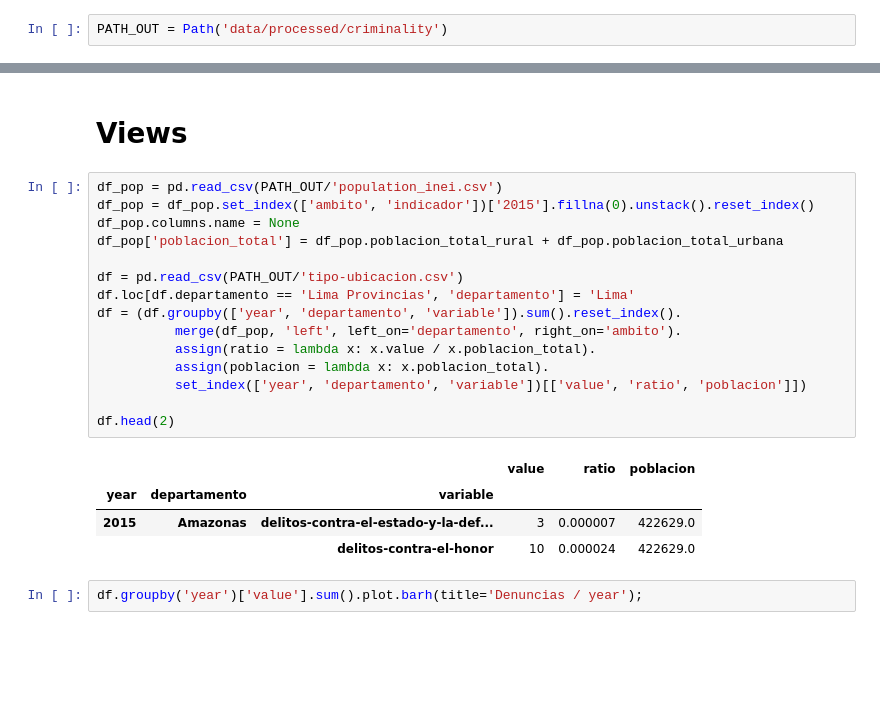
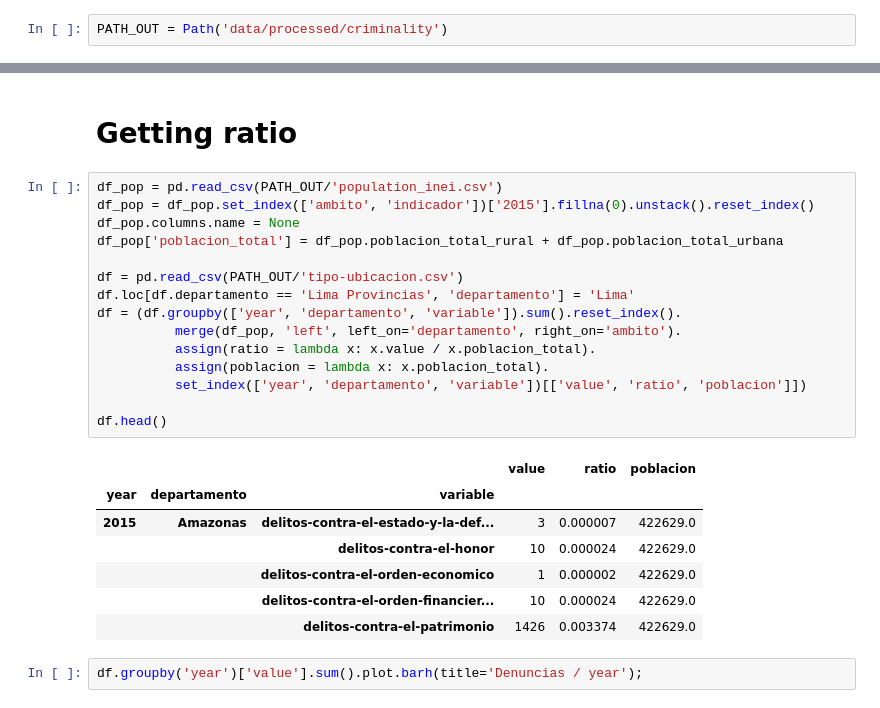
Before and after one commit to renato145/peru-stats, a Jupyter notebook: nbs/explore-delitos.ipynb, the cells around one changed output, grey strips where cells are left out. Drawn from its saved outputs; the diff is of its cells as text; blank space fills up the shorter version.

```diff
--- a/delitos.ipynb
+++ b/nbs/explore-delitos.ipynb
@@ -61,25 +20,28 @@ df.head(2)
-# %% [markdown]
-# Views
+# %% [markdown]
+# Getting ratio
 # %%
 df_pop = pd.read_csv(PATH_OUT/'population_inei.csv')
 df_pop = df_pop.set_index(['ambito', 'indicador'])['2015'].fillna(0).unstack().reset_index()
 df_pop.columns.name = None
 df_pop['poblacion_total'] = df_pop.poblacion_total_rural + df_pop.poblacion_total_urbana
 
 df = pd.read_csv(PATH_OUT/'tipo-ubicacion.csv')
 df.loc[df.departamento == 'Lima Provincias', 'departamento'] = 'Lima'
 df = (df.groupby(['year', 'departamento', 'variable']).sum().reset_index().
           merge(df_pop, 'left', left_on='departamento', right_on='ambito').
           assign(ratio = lambda x: x.value / x.poblacion_total).
           assign(poblacion = lambda x: x.poblacion_total).
           set_index(['year', 'departamento', 'variable'])[['value', 'ratio', 'poblacion']])
 
-df.head(2)
+df.head()
 # %% [output]
 |  |  |  | value | ratio | poblacion |
 | year | departamento | variable |  |  |  |
 | 2015 | Amazonas | delitos-contra-el-estado-y-la-def... | 3 | 0.000007 | 422629.0 |
 |  |  | delitos-contra-el-honor | 10 | 0.000024 | 422629.0 |
+|  |  | delitos-contra-el-orden-economico | 1 | 0.000002 | 422629.0 |
+|  |  | delitos-contra-el-orden-financier... | 10 | 0.000024 | 422629.0 |
+|  |  | delitos-contra-el-patrimonio | 1426 | 0.003374 | 422629.0 |
 # %%
 df.groupby('year')['value'].sum().plot.barh(title='Denuncias / year');
 # %% [output]
```
Also changed, not shown: parts of 12 cells of this notebook, 3 other files.
